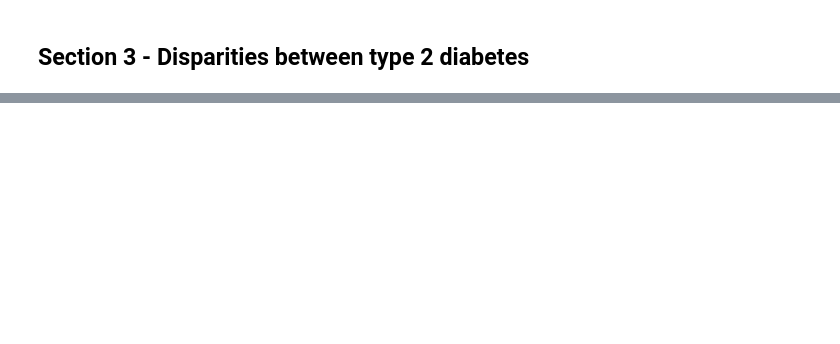
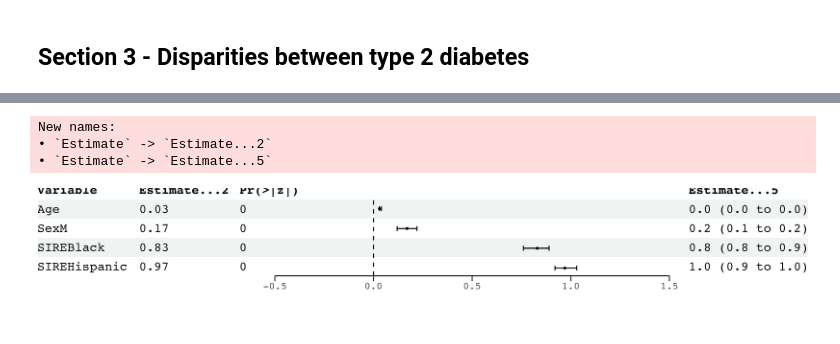
Before and after one commit to healthdisparities/SISG2024-Module4, a Jupyter notebook: Notebooks/Module4-Session4.ipynb, the cells around one changed output, grey strips where cells are left out. Drawn from its saved outputs; the diff is of its cells as text; code cells hidden in the pictures; blank space fills up the shorter version.

```diff
--- a/Notebooks/Module4-Session4.ipynb
+++ b/Notebooks/Module4-Session4.ipynb
@@ -211,0 +256,21 @@ display_png(file = "../ForestPlot.A1C.png")
+# %%
+forest_plot = forester(left_side_data = summary_stats[,c(1,2,5)],
+           estimate = summary_stats$Estimate,
+           ci_low = summary_stats$Low,
+           ci_high = summary_stats$High,
+           display = FALSE,
+           justify = 0,
+           xlim = c(-0.5, 1.5),
+           font_family = "courier",
+           point_sizes = 1,
+                       ggplot_width = 50,
+           file_path = here::here("ForestPlot.T2D.png")
+        )
+# %% [output]
+New names:
+• `Estimate` -> `Estimate...2`
+• `Estimate` -> `Estimate...5`
+# %%
+display_png(file = "../ForestPlot.T2D.png")
+# %% [output]
+[figure, added]
```
Also changed, not shown: parts of 6 cells of this notebook.
